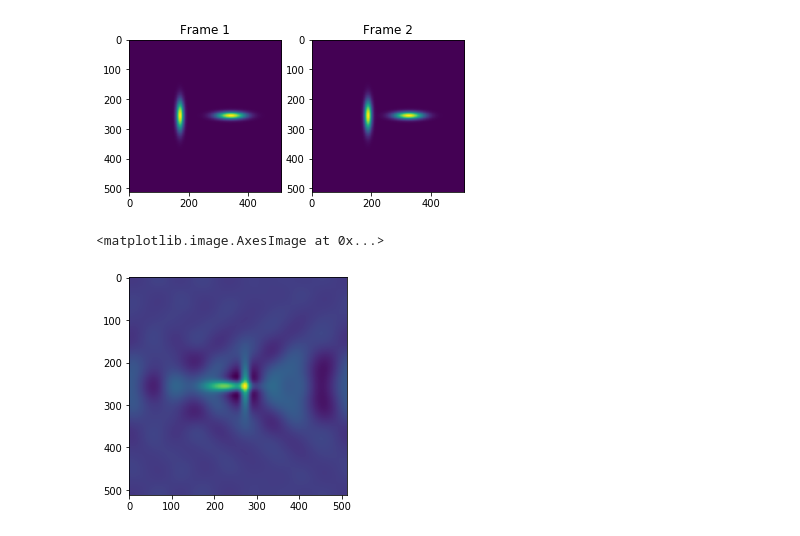
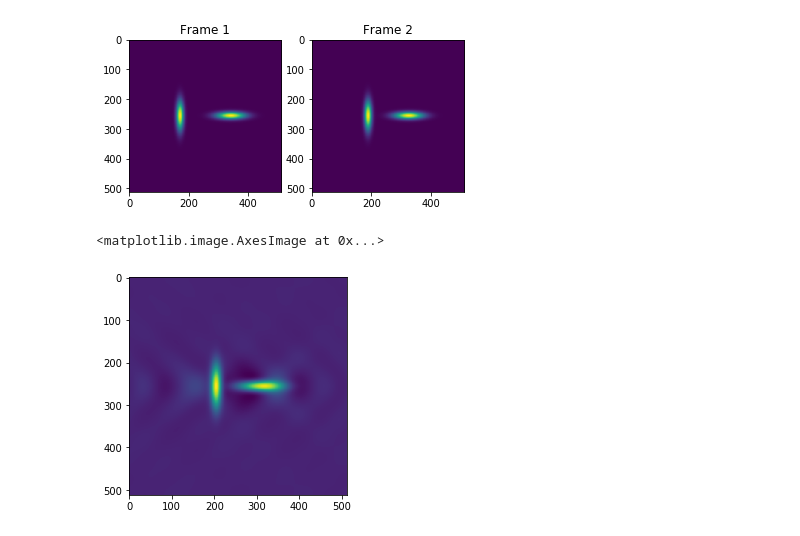
Before and after one commit to Aral-Sarrafi/Phase-Based-Video-Processing, a Jupyter notebook: PMM_FFT.ipynb, the cells around one changed output. Saved outputs shown, nothing was run; the diff lists cells and outputs as text; code cells hidden in the pictures.

```diff
--- a/PMM_FFT.ipynb
+++ b/PMM_FFT.ipynb
@@ -153,9 +153,9 @@ axs[1].set_title("Frame 2")
 Text(0.5,1,'Frame 2')
 [figure]
 # %%
-mag1 = motion_magnify(frame1, frame2, 6)
+mag1 = motion_magnify(frame1, frame2, 2)
 
 plt.imshow(mag1)
 # %% [output]
 <matplotlib.image.AxesImage at 0x...>
-[figure, old version]
+[figure, new version]
```
Also changed, not shown: parts of 1 cell of this notebook.
